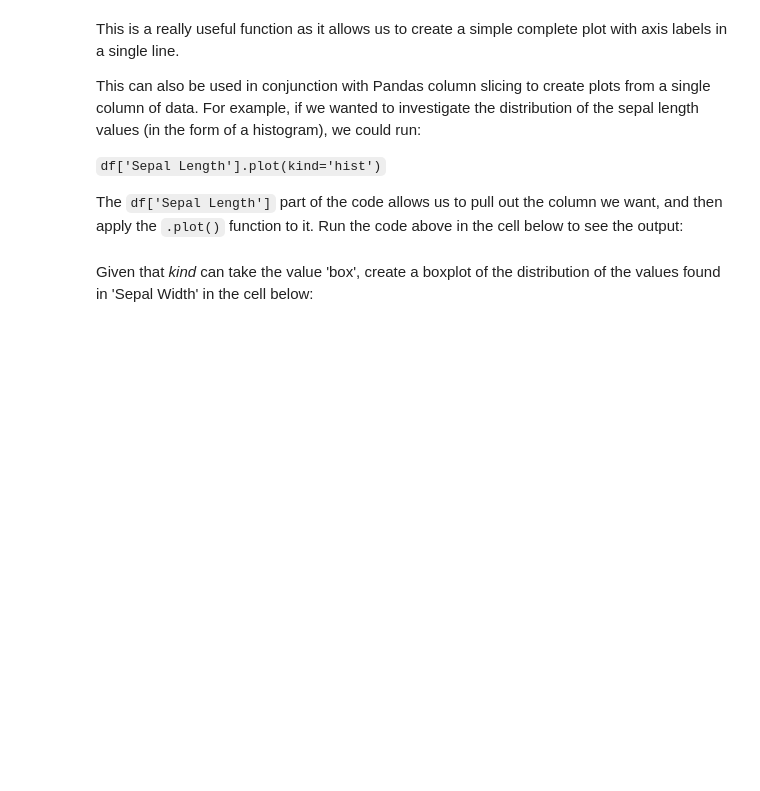
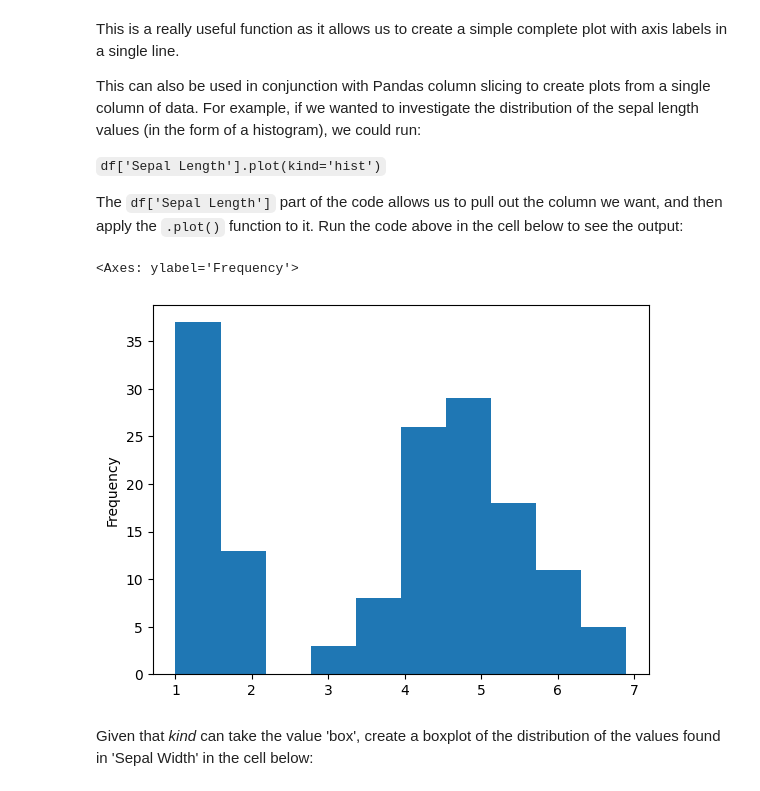
Before and after one commit to b-hast08/ai-work-experience-2025, a Jupyter notebook: pandas/Introduction_to_Pandas.ipynb, the cells around one changed output. Drawn from its saved outputs; the diff is of its cells as text; code cells hidden in the pictures; blank space fills up the shorter version.

````diff
--- a/pandas/Introduction_to_Pandas.ipynb
+++ b/pandas/Introduction_to_Pandas.ipynb
@@ -388,6 +643,10 @@ This can also be used in conjunction with Pandas column slicing to create plots
 The ```df['Sepal Length']``` part of the code allows us to pull out the column we want, and then apply the ```.plot()``` function to it. Run the code above in the cell below to see the output:
 # %%
 # Create a histogram of the Sepal Length values
+df['Sepal Length'].plot(kind='hist')
+# %% [output]
+<Axes: ylabel='Frequency'>
+[figure, added]
 # %% [markdown]
 Given that _kind_ can take the value 'box', create a boxplot of the distribution of the values found in 'Sepal Width' in the cell below:
 # %%
````
Also changed, not shown: parts of 42 cells of this notebook.
